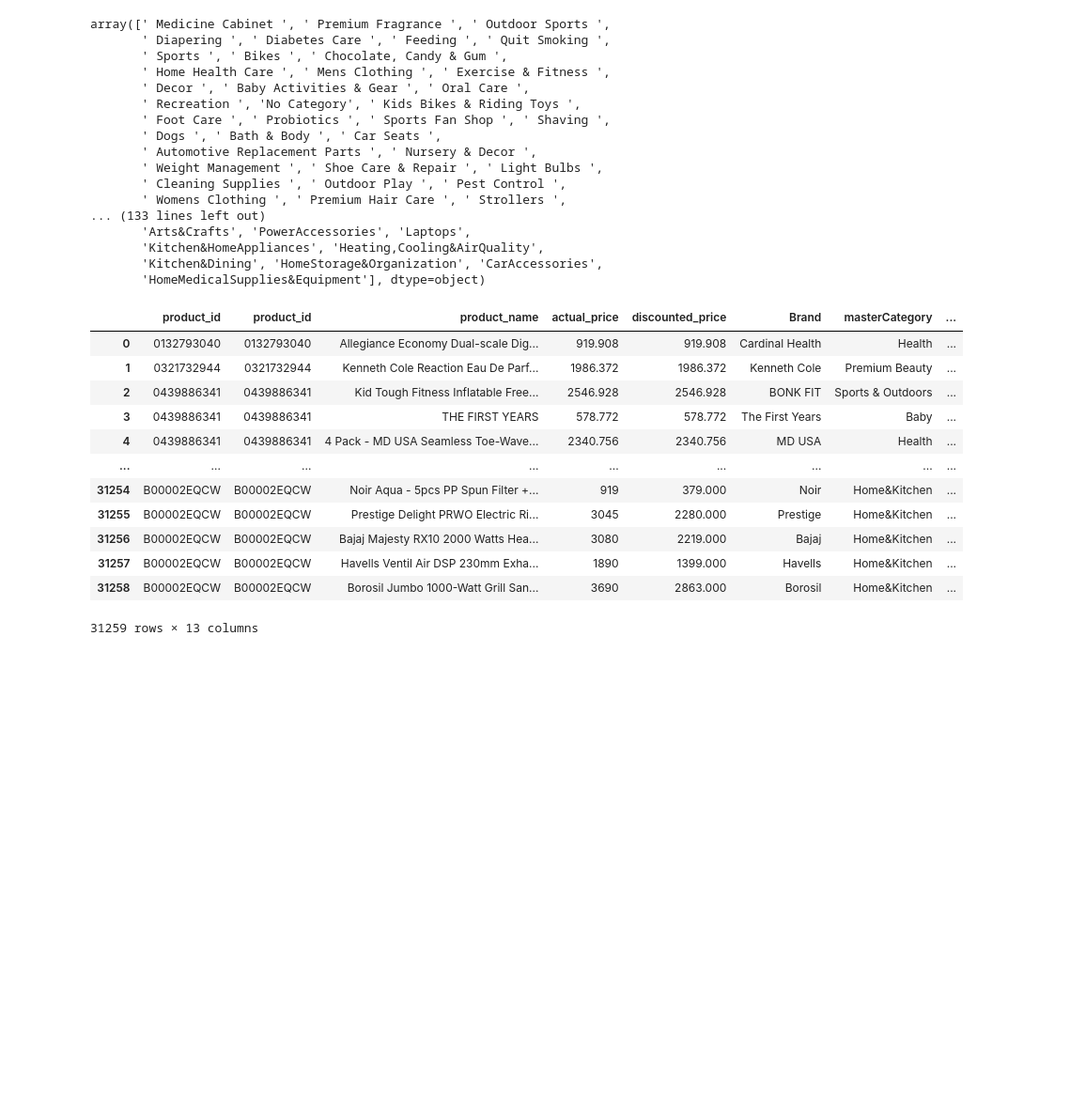
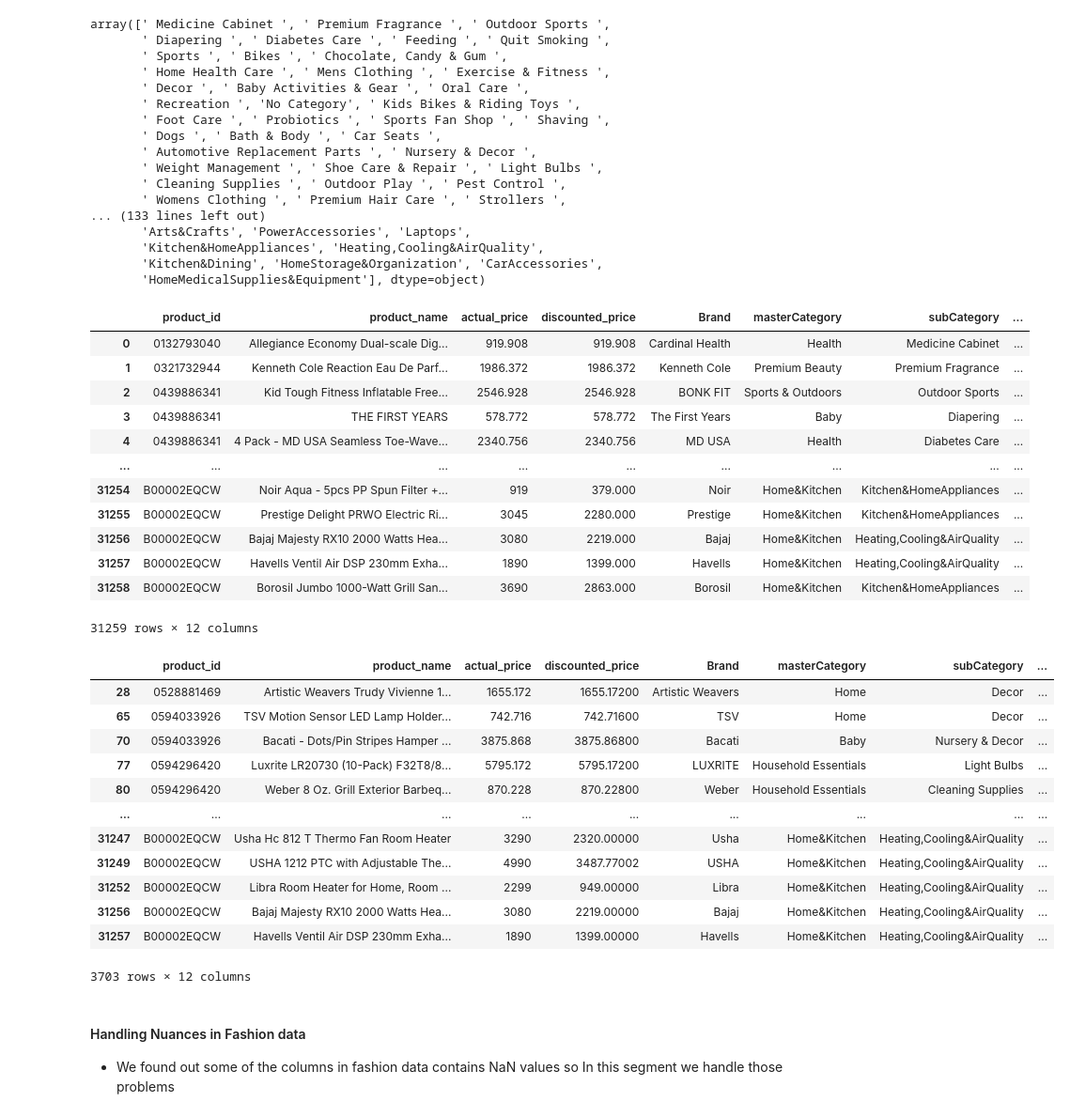
Before and after one commit to HussainPythonista/Movie-Product-Recommendation-System, a Jupyter notebook: Data_Cleaning/Cleaning_Combining_Datasets.ipynb, the cells around one changed output. Shown at 94% size. Saved outputs shown, nothing was run; the diff lists cells and outputs as text; code cells hidden in the pictures; blank space fills up the shorter version.

```diff
--- a/Data_Cleaning/Cleaning_Combining_Datasets.ipynb
+++ b/Data_Cleaning/Cleaning_Combining_Datasets.ipynb
@@ -718,2 +705,0 @@ product_id_amazon=electronics_ratings["product_id"][:len(product_master_data)]
-# %%
-product_master_data=pd.concat([product_id_amazon, product_master_data], axis=1)
@@ -1558,16 +1326,36 @@ product_master_data["movie_generes"]=product_master_data["subCategory"].map(cate
 # # Display the updated fashion dataset with the 'Genres' column
 product_master_data
 # %% [output]
-|  | product_id | product_id | product_name | actual_price | discounted_price | Brand | masterCategory | ... |
-| 0 | 0132793040 | 0132793040 | Allegiance Economy Dual-scale Dig... | 919.908 | 919.908 | Cardinal Health | Health | ... |
-| 1 | 0321732944 | 0321732944 | Kenneth Cole Reaction Eau De Parf... | 1986.372 | 1986.372 | Kenneth Cole | Premium Beauty | ... |
-| 2 | 0439886341 | 0439886341 | Kid Tough Fitness Inflatable Free... | 2546.928 | 2546.928 | BONK FIT | Sports & Outdoors | ... |
-| 3 | 0439886341 | 0439886341 | THE FIRST YEARS | 578.772 | 578.772 | The First Years | Baby | ... |
-| 4 | 0439886341 | 0439886341 | 4 Pack - MD USA Seamless Toe-Wave... | 2340.756 | 2340.756 | MD USA | Health | ... |
+|  | product_id | product_name | actual_price | discounted_price | Brand | masterCategory | subCategory | ... |
+| 0 | 0132793040 | Allegiance Economy Dual-scale Dig... | 919.908 | 919.908 | Cardinal Health | Health | Medicine Cabinet | ... |
+| 1 | 0321732944 | Kenneth Cole Reaction Eau De Parf... | 1986.372 | 1986.372 | Kenneth Cole | Premium Beauty | Premium Fragrance | ... |
+| 2 | 0439886341 | Kid Tough Fitness Inflatable Free... | 2546.928 | 2546.928 | BONK FIT | Sports & Outdoors | Outdoor Sports | ... |
+| 3 | 0439886341 | THE FIRST YEARS | 578.772 | 578.772 | The First Years | Baby | Diapering | ... |
+| 4 | 0439886341 | 4 Pack - MD USA Seamless Toe-Wave... | 2340.756 | 2340.756 | MD USA | Health | Diabetes Care | ... |
 | ... | ... | ... | ... | ... | ... | ... | ... | ... |
-| 31254 | B00002EQCW | B00002EQCW | Noir Aqua - 5pcs PP Spun Filter +... | 919 | 379.000 | Noir | Home&Kitchen | ... |
-| 31255 | B00002EQCW | B00002EQCW | Prestige Delight PRWO Electric Ri... | 3045 | 2280.000 | Prestige | Home&Kitchen | ... |
-| 31256 | B00002EQCW | B00002EQCW | Bajaj Majesty RX10 2000 Watts Hea... | 3080 | 2219.000 | Bajaj | Home&Kitchen | ... |
-| 31257 | B00002EQCW | B00002EQCW | Havells Ventil Air DSP 230mm Exha... | 1890 | 1399.000 | Havells | Home&Kitchen | ... |
-| 31258 | B00002EQCW | B00002EQCW | Borosil Jumbo 1000-Watt Grill San... | 3690 | 2863.000 | Borosil | Home&Kitchen | ... |
+| 31254 | B00002EQCW | Noir Aqua - 5pcs PP Spun Filter +... | 919 | 379.000 | Noir | Home&Kitchen | Kitchen&HomeAppliances | ... |
+| 31255 | B00002EQCW | Prestige Delight PRWO Electric Ri... | 3045 | 2280.000 | Prestige | Home&Kitchen | Kitchen&HomeAppliances | ... |
+| 31256 | B00002EQCW | Bajaj Majesty RX10 2000 Watts Hea... | 3080 | 2219.000 | Bajaj | Home&Kitchen | Heating,Cooling&AirQuality | ... |
+| 31257 | B00002EQCW | Havells Ventil Air DSP 230mm Exha... | 1890 | 1399.000 | Havells | Home&Kitchen | Heating,Cooling&AirQuality | ... |
+| 31258 | B00002EQCW | Borosil Jumbo 1000-Watt Grill San... | 3690 | 2863.000 | Borosil | Home&Kitchen | Kitchen&HomeAppliances | ... |
-31259 rows × 13 columns
+31259 rows × 12 columns
+# %%
+product_master_data[product_master_data['movie_generes']=="Thriller & Mystery"]
+# %% [output]
+|  | product_id | product_name | actual_price | discounted_price | Brand | masterCategory | subCategory | ... |
+| 28 | 0528881469 | Artistic Weavers Trudy Vivienne 1... | 1655.172 | 1655.17200 | Artistic Weavers | Home | Decor | ... |
+| 65 | 0594033926 | TSV Motion Sensor LED Lamp Holder... | 742.716 | 742.71600 | TSV | Home | Decor | ... |
+| 70 | 0594033926 | Bacati - Dots/Pin Stripes Hamper ... | 3875.868 | 3875.86800 | Bacati | Baby | Nursery & Decor | ... |
+| 77 | 0594296420 | Luxrite LR20730 (10-Pack) F32T8/8... | 5795.172 | 5795.17200 | LUXRITE | Household Essentials | Light Bulbs | ... |
+| 80 | 0594296420 | Weber 8 Oz. Grill Exterior Barbeq... | 870.228 | 870.22800 | Weber | Household Essentials | Cleaning Supplies | ... |
+| ... | ... | ... | ... | ... | ... | ... | ... | ... |
+| 31247 | B00002EQCW | Usha Hc 812 T Thermo Fan Room Heater | 3290 | 2320.00000 | Usha | Home&Kitchen | Heating,Cooling&AirQuality | ... |
+| 31249 | B00002EQCW | USHA 1212 PTC with Adjustable The... | 4990 | 3487.77002 | USHA | Home&Kitchen | Heating,Cooling&AirQuality | ... |
+| 31252 | B00002EQCW | Libra Room Heater for Home, Room ... | 2299 | 949.00000 | Libra | Home&Kitchen | Heating,Cooling&AirQuality | ... |
+| 31256 | B00002EQCW | Bajaj Majesty RX10 2000 Watts Hea... | 3080 | 2219.00000 | Bajaj | Home&Kitchen | Heating,Cooling&AirQuality | ... |
+| 31257 | B00002EQCW | Havells Ventil Air DSP 230mm Exha... | 1890 | 1399.00000 | Havells | Home&Kitchen | Heating,Cooling&AirQuality | ... |
+3703 rows × 12 columns
+# %% [markdown]
+#### Handling Nuances in Fashion data
+
+- We found out some of the columns in fashion data contains NaN values so In this segment we handle those problems
```
Also changed, not shown: parts of 51 cells of this notebook.
